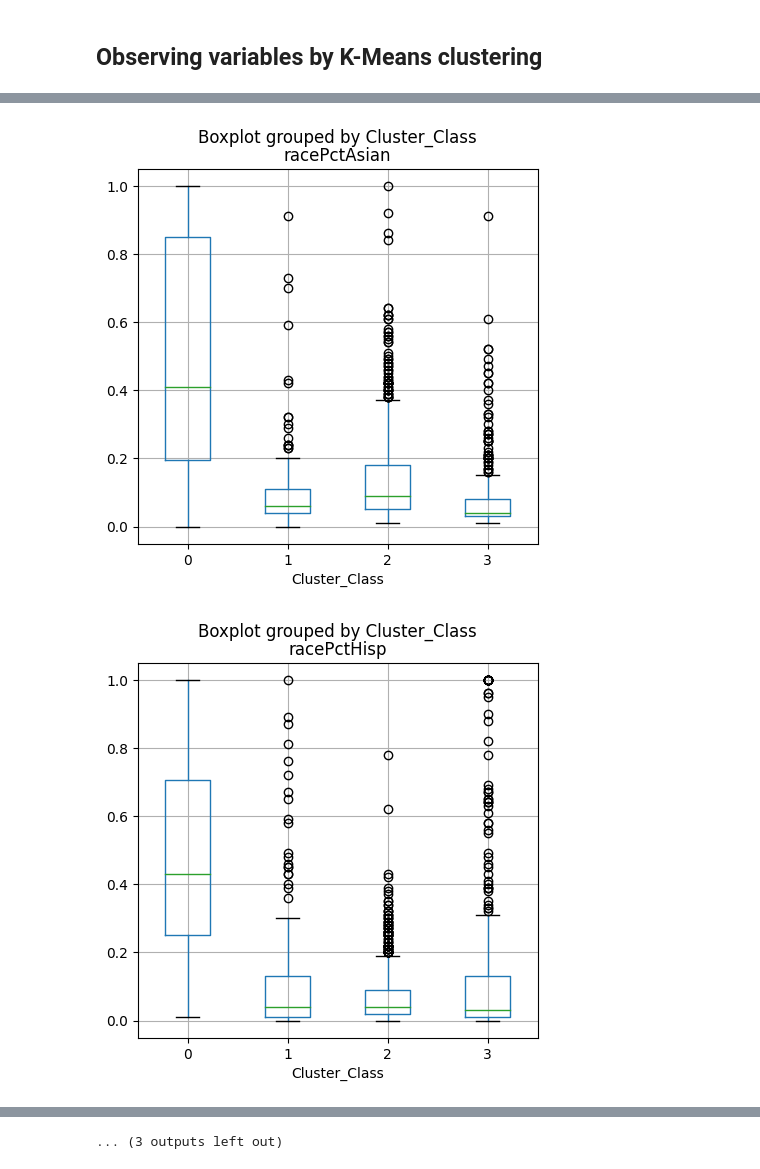
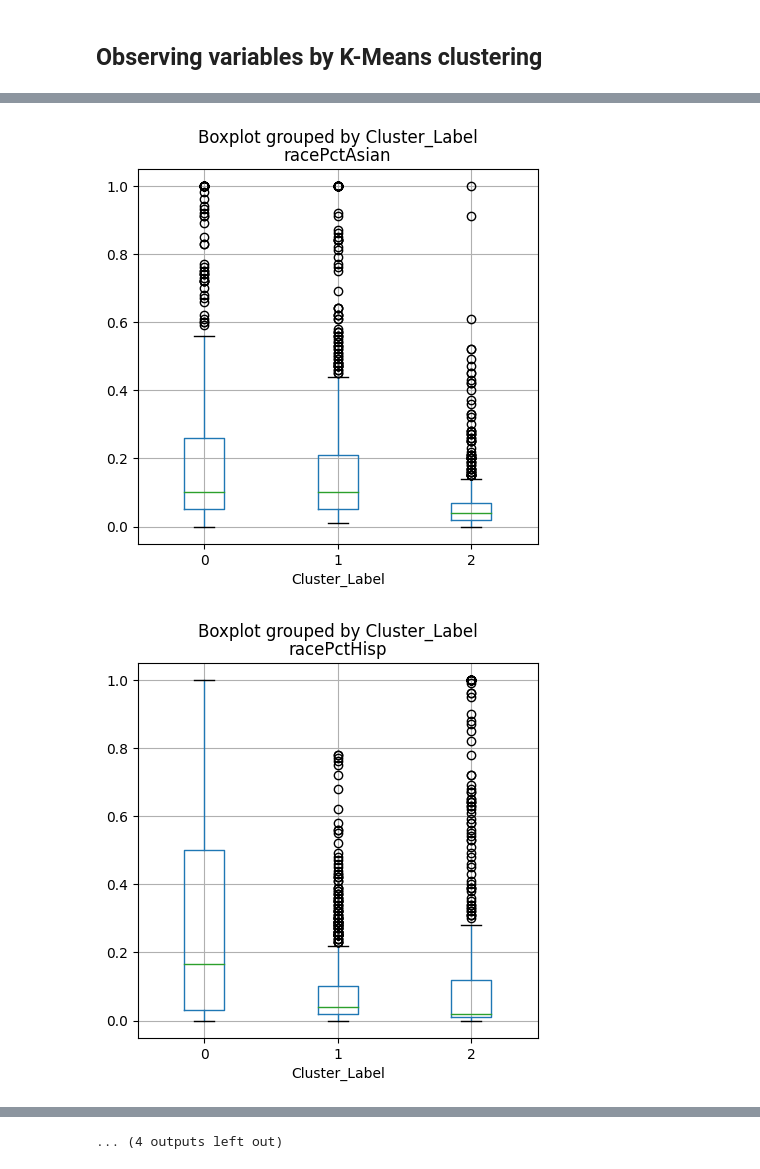
Before and after one commit to FedeSS99/Proyecto-Crystal-TEC, a Jupyter notebook: K_MeansApproach.ipynb, the cells around one changed output, grey strips where cells are left out. Saved outputs shown, nothing was run; the diff lists cells and outputs as text; code cells hidden in the pictures.

Commit message:
Updated data and changed num of clusters

```diff
--- a/K_MeansApproach.ipynb
+++ b/K_MeansApproach.ipynb
@@ -29,17 +29,17 @@ DATA
 # %% [markdown]
 ## Finding optimal number of cluster for K-Means
 # %%
-SSE = []
-SILS = []
-N = 16
-Rango_Clusters = range(2, N+1)
-for n in Rango_Clusters:
+Rango_Clusters = range(2, 17)
+N = len(Rango_Clusters)
+SSE = N*[0.0]
+SILS = N*[0.0]
+for index, n in enumerate(Rango_Clusters):
     K_Means = KMeans(n_clusters = n, init = "k-means++", n_init = 20, random_state = 21)
     K_Means.fit(DATA)
     Labels = K_Means.labels_
 
-    SSE.append(K_Means.inertia_)
-    SILS.append(silhouette_score(DATA, Labels, metric="euclidean"))
+    SSE[index] = K_Means.inertia_
+    SILS[index] = silhouette_score(DATA, Labels, metric="euclidean")
 
 Figura, Sub1 = plt.subplots(nrows=1, ncols=1, figsize=(5,5))
 Sub2 = Sub1.twinx()
@@ -59,10 +59,10 @@ By identifying the max value of the Silhouette scoures, we can observer that wit
 # %% [markdown]
 ## Using optimal number of clusters
 # %%
-N_Clusters = 4
+N_Clusters = 3
 K_Means = KMeans(n_clusters = N_Clusters, init = "random", n_init = 20, random_state = 42)
 K_Means.fit(DATA)
 
-DATA["Cluster_Class"] = K_Means.predict(DATA)
-DATA.Cluster_Class.value_counts()
+DATA["Cluster_Label"] = K_Means.predict(DATA)
+DATA.Cluster_Label.value_counts()
 # %% [output]
@@ -75,6 +74,6 @@ Name: Cluster_Class, dtype: int64
 ## Observing variables by K-Means clustering
 # %%
 for column in DATA.columns[:-1]:
-    DATA.boxplot(column = column, by = "Cluster_Class", figsize = (5,5))
+    DATA.boxplot(column = column, by = "Cluster_Label", figsize = (5,5))
     plt.show()
 # %% [output]
@@ -85,2 +84,2 @@ for column in DATA.columns[:-1]:
-[figure, old version]
+[figure, new version]
-[figure, old version]
+[figure, new version]
@@ -93 +92 @@ for column in DATA.columns[:-1]:
-... (3 outputs left out)
+... (4 outputs left out)
```
Also changed, not shown: parts of 7 cells of this notebook.
